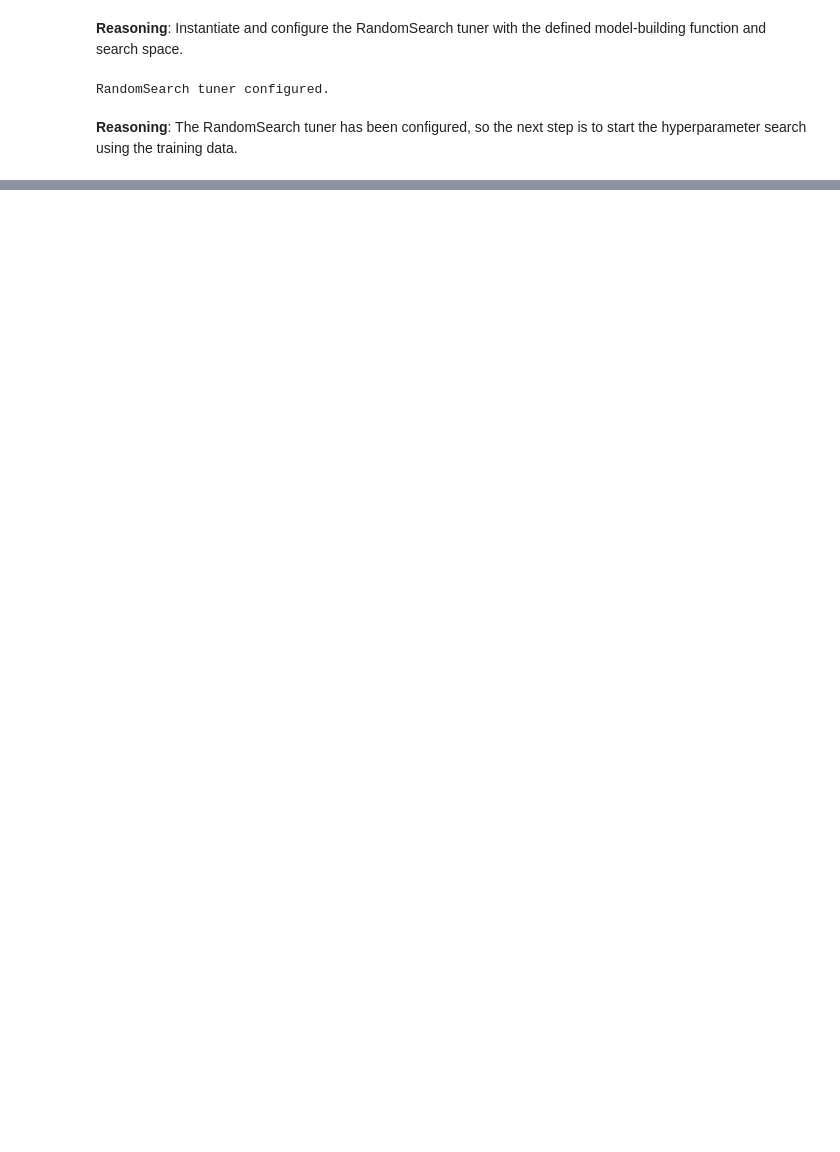
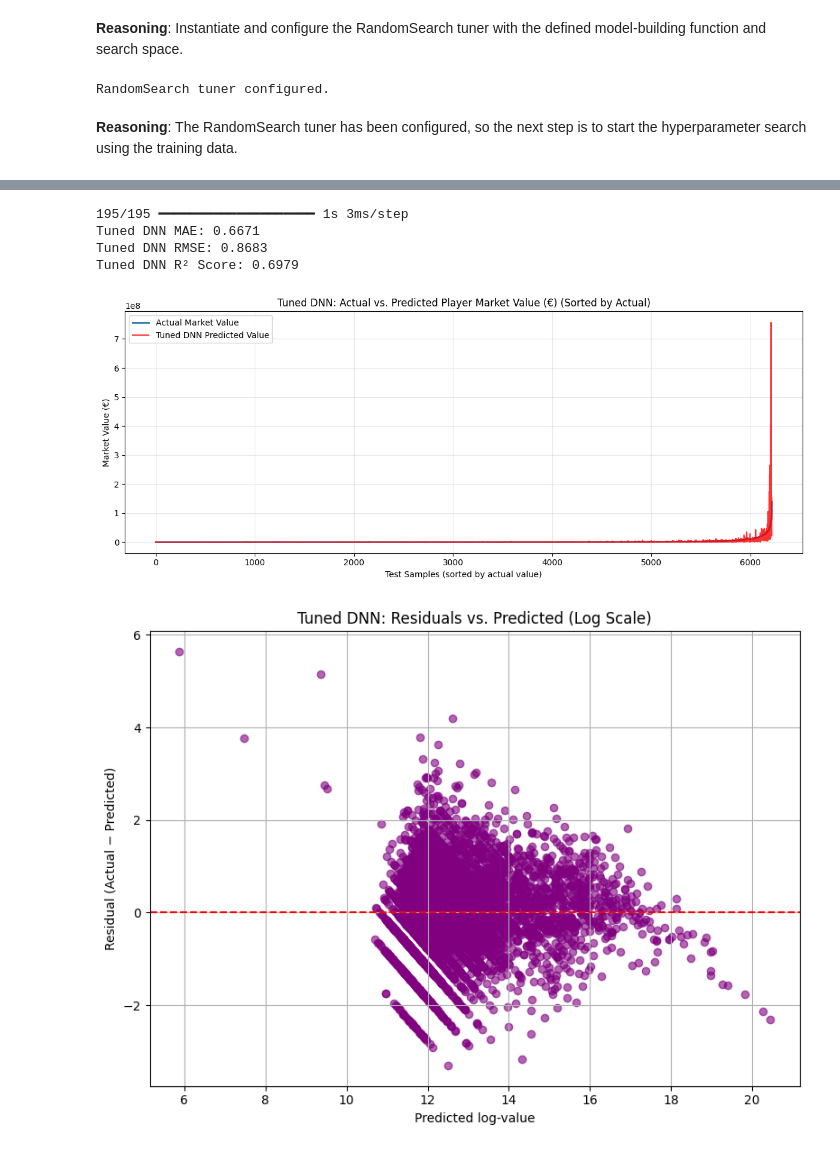
Before and after one commit to jsntj/jatj_footballtransfermarkt, a Jupyter notebook: final_model_jatj.ipynb, the cells around one changed output, grey strips where cells are left out. Cells and saved outputs as stored; diff of their text form; code cells hidden in the pictures; blank space fills up the shorter version.

```diff
--- a/final_model_jatj.ipynb
+++ b/final_model_jatj.ipynb
@@ -1369,0 +1352,11 @@ Epoch 10/100
+# %%
+# Get the best hyperparameters
+best_hps = tuner.get_best_hyperparameters(num_trials=1)[0]
+
+# Get the best model
+best_model = tuner.get_best_models(num_models=1)[0]
+
+print("Best hyperparameters found:")
+print(best_hps.values)
+
+print("\nBest model retrieved.")
@@ -1369,0 +1368,69 @@ Epoch 10/100
+# %%
+# --- Step 6: Evaluate the best model ---
+
+# Predict on the test set using the best model
+y_pred_tuned_dnn = best_model.predict(X_test_processed).flatten()
+
+# Evaluate the best model
+mae_tuned_dnn = mean_absolute_error(y_test, y_pred_tuned_dnn)
+rmse_tuned_dnn = np.sqrt(mean_squared_error(y_test, y_pred_tuned_dnn))
+r2_tuned_dnn = r2_score(y_test, y_pred_tuned_dnn)
+
+print(f"Tuned DNN MAE: {mae_tuned_dnn:.4f}")
+print(f"Tuned DNN RMSE: {rmse_tuned_dnn:.4f}")
+print(f"Tuned DNN R² Score: {r2_tuned_dnn:.4f}")
+
+# --- Visualization for Tuned DNN ---
+
+# 1) Plot Training History (Loss & MAE) - We don't have the history object directly for the best model trial,
+# but we can still plot Actual vs Predicted, Residuals, and Error Distribution.
+
+# 2) Actual vs. Predicted (on original scale)
+inverse_y_test = np.expm1(y_test)
+inverse_y_pred_tuned_dnn = np.expm1(y_pred_tuned_dnn)
+
+df_tuned_dnn_comp = pd.DataFrame({
+    'Actual (€)':    inverse_y_test,
+    'Predicted (€)': inverse_y_pred_tuned_dnn
+}).sort_values('Actual (€)').reset_index(drop=True)
+
+plt.figure(figsize=(12,5))
+plt.plot(df_tuned_dnn_comp['Actual (€)'],    label='Actual Market Value',   lw=2)
+plt.plot(df_tuned_dnn_comp['Predicted (€)'], label='Tuned DNN Predicted Value', color='red', lw=1.5, alpha=0.8)
+plt.title('Tuned DNN: Actual vs. Predicted Player Market Value (€) (Sorted by Actual)')
+plt.xlabel('Test Samples (sorted by actual value)')
+plt.ylabel('Market Value (€)')
+plt.legend()
+plt.grid(alpha=0.3)
+plt.tight_layout()
+plt.show()
+
+
+# 3) Residuals vs. Predicted (on log scale)
+residuals_tuned_dnn = y_test - y_pred_tuned_dnn
+plt.figure(figsize=(8,6))
+plt.scatter(y_pred_tuned_dnn, residuals_tuned_dnn, alpha=0.6, color='purple')
+plt.axhline(0, color='red', linestyle='--', lw=1.5)
+plt.title('Tuned DNN: Residuals vs. Predicted (Log Scale)')
+plt.xlabel('Predicted log-value')
+plt.ylabel('Residual (Actual − Predicted)')
+plt.grid(True)
+plt.tight_layout()
+plt.show()
+
+
+# 4) Error Distribution (Histogram) (on log scale)
+plt.figure(figsize=(8,6))
+sns.histplot(residuals_tuned_dnn, bins=30, kde=True, color='orange')
+plt.axvline(0, color='black', linestyle='--', lw=1)
+plt.title('Tuned DNN: Distribution of Prediction Errors (Log Scale)')
+plt.xlabel('Residual (Actual - Predicted)')
+plt.tight_layout()
+plt.show()
+# %% [output]
+195/195 ━━━━━━━━━━━━━━━━━━━━ 1s 3ms/step
+Tuned DNN MAE: 0.6671
+Tuned DNN RMSE: 0.8683
+Tuned DNN R² Score: 0.6979
+[figure, added]
+[figure, added]
```
Also changed, not shown: parts of 10 cells of this notebook.
